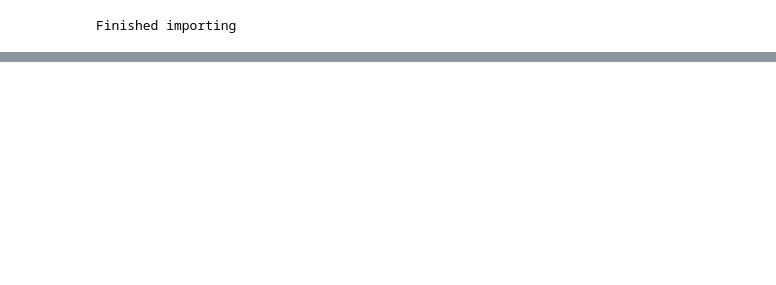
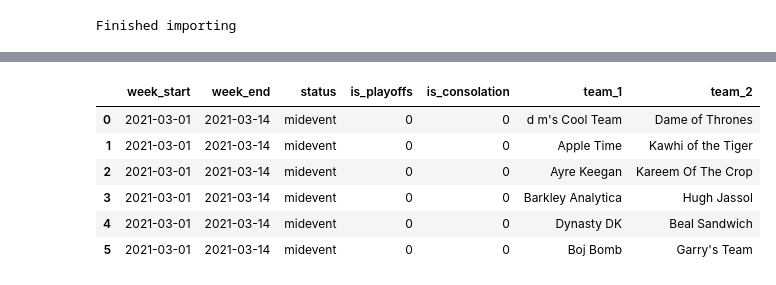
Before and after one commit to jql6/Fantasy_NBA, a Jupyter notebook: yahoo_api.ipynb, the cells around one changed output, grey strips where cells are left out. Cells and saved outputs as stored; diff of their text form; code cells hidden in the pictures; blank space fills up the shorter version.

```diff
--- a/yahoo_api.ipynb
+++ b/yahoo_api.ipynb
@@ -32,7 +34,8 @@ Go to: https://developer.yahoo.com/apps and open the app you just created.
 You should now see the Client ID/Consumer Key & Client Secret/Consumer Secret
 """
 # %%
-def get_yahoo_game_key(yahoo_oauth, path_to_private, sports_league):
+def get_yahoo_game_key(yahoo_oauth, sports_league,
+                       path_to_private = "./private.json"):
     """
     Function that returns the game key for the sports league you want.
 
@@ -150,10 +227,10 @@ game_key = get_yahoo_game_key(yahoo_oauth = oauth,
 # To find your league id, go to https://basketball.fantasysports.yahoo.com/nba
 # then click League -> Settings and you'll see the League ID displayed there
 league_id = "1157"
-
+week = "11"
 # Getting the scoreboard
 url = ('https://fantasysports.yahooapis.com/fantasy/v2/league/' +
-       game_key + '.l.' + league_id + '/' + 'scoreboard')
+       game_key + '.l.' + league_id + '/' + 'scoreboard;week=' + week)
 response = oauth.session.get(url, params = {"format": "json"})
 raw_response = response.json()# Do what you want with the raw JSON
 raw_response
@@ -181 +265,17 @@ with open("nba_scoreboard" + ".json", "w") as f:
             json.dump(raw_response, f)
+# %%
+# How to get current week
+private_path = "./private.json"
+oauth = OAuth2(consumer_key = None, consumer_secret = None,
+               from_file = private_path)
+my_game_key = get_yahoo_game_key(yahoo_oauth = oauth,
+                                 path_to_private = private_path,
+                                 sports_league = "nba")
+league_info = get_yahoo_league_info(yahoo_oauth = oauth,
+                                    path_to_private = private_path,
+                                    game_key = my_game_key,
+                                    league_id = "1157")
+
+league_info["fantasy_content"]["league"][0]["current_week"]
+league_info["fantasy_content"]["league"][0]["start_week"]
+league_info["fantasy_content"]["league"][0]["end_week"]
@@ -181,0 +467,10 @@ with open("nba_scoreboard" + ".json", "w") as f:
+# %%
+get_yahoo_matchups(yahoo_scoreboard)
+# %% [output]
+|  | week_start | week_end | status | is_playoffs | is_consolation | team_1 | team_2 |
+| 0 | 2021-03-01 | 2021-03-14 | midevent | 0 | 0 | d m's Cool Team | Dame of Thrones |
+| 1 | 2021-03-01 | 2021-03-14 | midevent | 0 | 0 | Apple Time | Kawhi of the Tiger |
+| 2 | 2021-03-01 | 2021-03-14 | midevent | 0 | 0 | Ayre Keegan | Kareem Of The Crop |
+| 3 | 2021-03-01 | 2021-03-14 | midevent | 0 | 0 | Barkley Analytica | Hugh Jassol |
+| 4 | 2021-03-01 | 2021-03-14 | midevent | 0 | 0 | Dynasty DK | Beal Sandwich |
+| 5 | 2021-03-01 | 2021-03-14 | midevent | 0 | 0 | Boj Bomb | Garry's Team |
```
Also changed, not shown: parts of 16 cells of this notebook.
